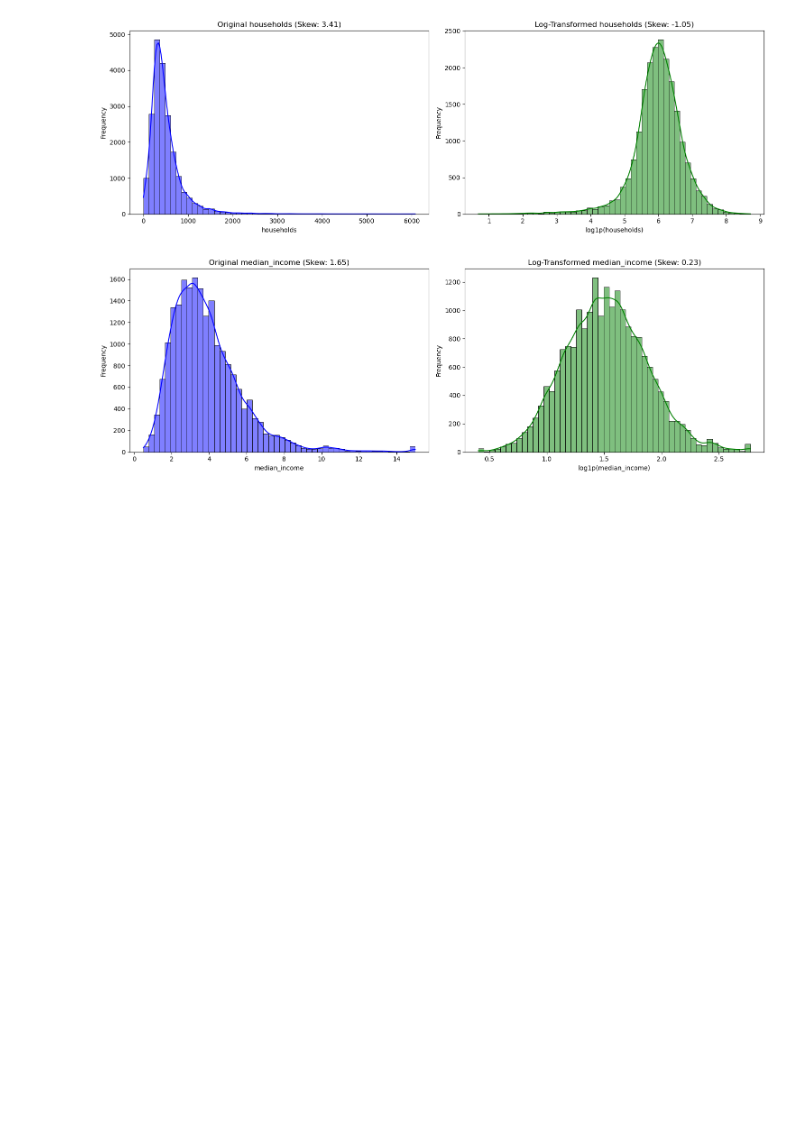
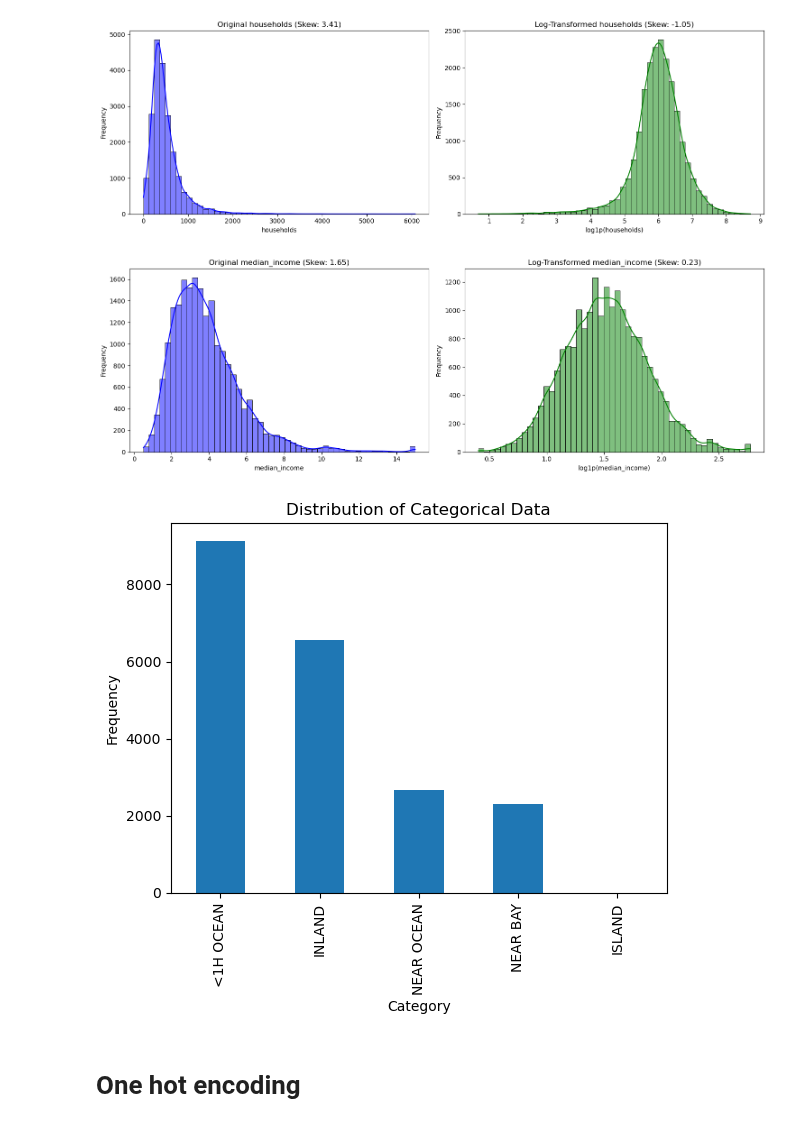
Before and after one commit to sachinaryal035/EDA_of_California_housing, a Jupyter notebook: EDA_of_California_Housing.ipynb, the cells around one changed output. Cells and saved outputs as stored; diff of their text form; code cells hidden in the pictures; blank space fills up the shorter version.

Commit message:
feature engineering
one hot encoding

```diff
--- a/EDA_of_California_Housing.ipynb
+++ b/EDA_of_California_Housing.ipynb
@@ -245,3 +245,24 @@ for feature in skewed_features:
 [figure]
 [figure]
 [figure]
+# %%
+non_skewed_numerical_features = [feature for feature in numeric_feature if feature not in skewed_features]
+df_log_temp = df_filled[non_skewed_numerical_features].copy()
+
+
+for feature in skewed_features:
+    df_log_temp[feature] = df_log[feature]
+
+
+df_log_temp['ocean_proximity'] = df_filled['ocean_proximity']
+# %%
+category_counts = df_log_temp['ocean_proximity'].value_counts()
+category_counts.plot(kind='bar')
+plt.xlabel('Category')
+plt.ylabel('Frequency')
+plt.title('Distribution of Categorical Data')
+plt.show()
+# %% [output]
+[figure, added]
+# %% [markdown]
+# One hot encoding
```
Also changed, not shown: parts of 2 cells of this notebook.
